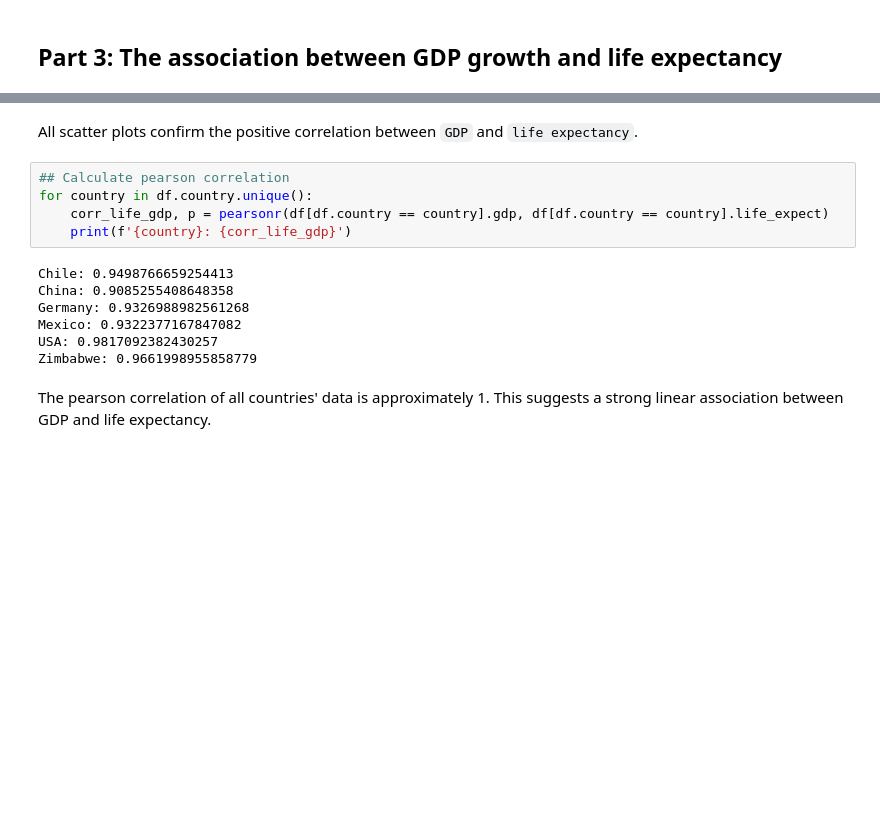
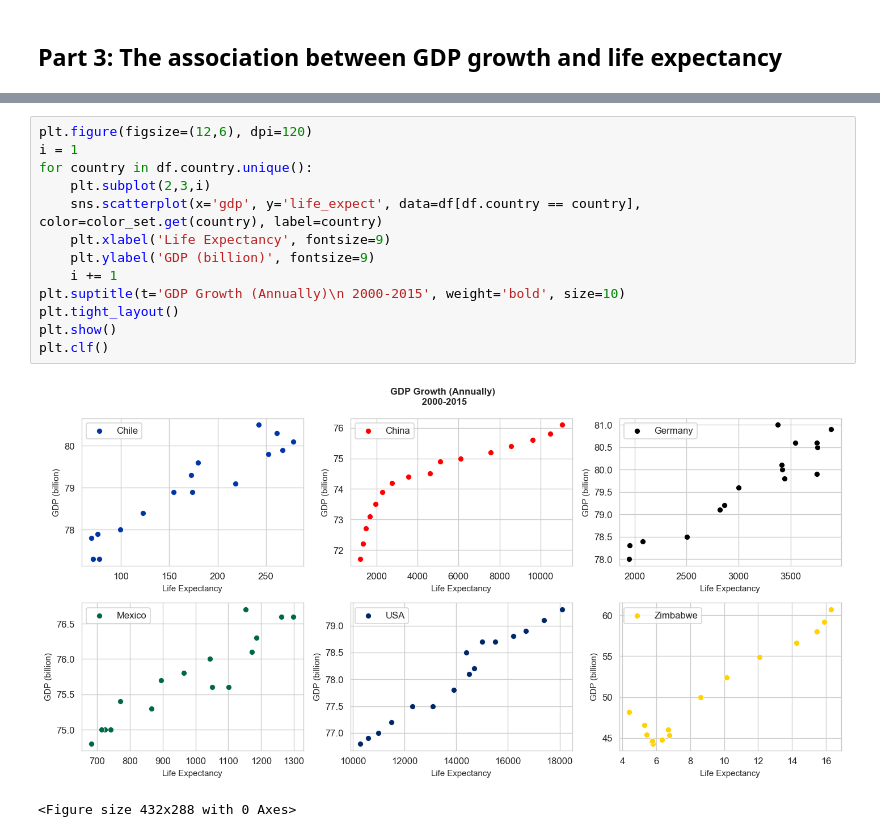
Before and after one commit to breyenguyen/datascienceportfolio, a Jupyter notebook: life_expectancy_gdp.ipynb, the cells around one changed output, grey strips where cells are left out. Saved outputs shown, nothing was run; the diff lists cells and outputs as text; blank space fills up the shorter version.

```diff
--- a/life_expectancy_gdp.ipynb
+++ b/life_expectancy_gdp.ipynb
@@ -252,16 +204,16 @@ plt.clf()
-# %% [markdown]
-All scatter plots confirm the positive correlation between `GDP` and `life expectancy`.
-# %%
-## Calculate pearson correlation
-for country in df.country.unique():
-    corr_life_gdp, p = pearsonr(df[df.country == country].gdp, df[df.country == country].life_expect)
-    print(f'{country}: {corr_life_gdp}')
-# %% [output]
-Chile: 0.9498766659254413
-China: 0.9085255408648358
-Germany: 0.9326988982561268
-Mexico: 0.9322377167847082
-USA: 0.9817092382430257
-Zimbabwe: 0.9661998955858779
-# %% [markdown]
-The pearson correlation of all countries' data is approximately 1. This suggests a strong linear association between GDP and life expectancy.
+# %%
+plt.figure(figsize=(12,6), dpi=120)
+i = 1
+for country in df.country.unique():
+    plt.subplot(2,3,i)
+    sns.scatterplot(x='gdp', y='life_expect', data=df[df.country == country], color=color_set.get(country), label=country)
+    plt.xlabel('Life Expectancy', fontsize=9)
+    plt.ylabel('GDP (billion)', fontsize=9)
+    i += 1
+plt.suptitle(t='GDP Growth (Annually)\n 2000-2015', weight='bold', size=10)
+plt.tight_layout()
+plt.show()
+plt.clf()
+# %% [output]
+[figure, added]
+<Figure size 432x288 with 0 Axes>
```
Also changed, not shown: parts of 13 cells of this notebook.
